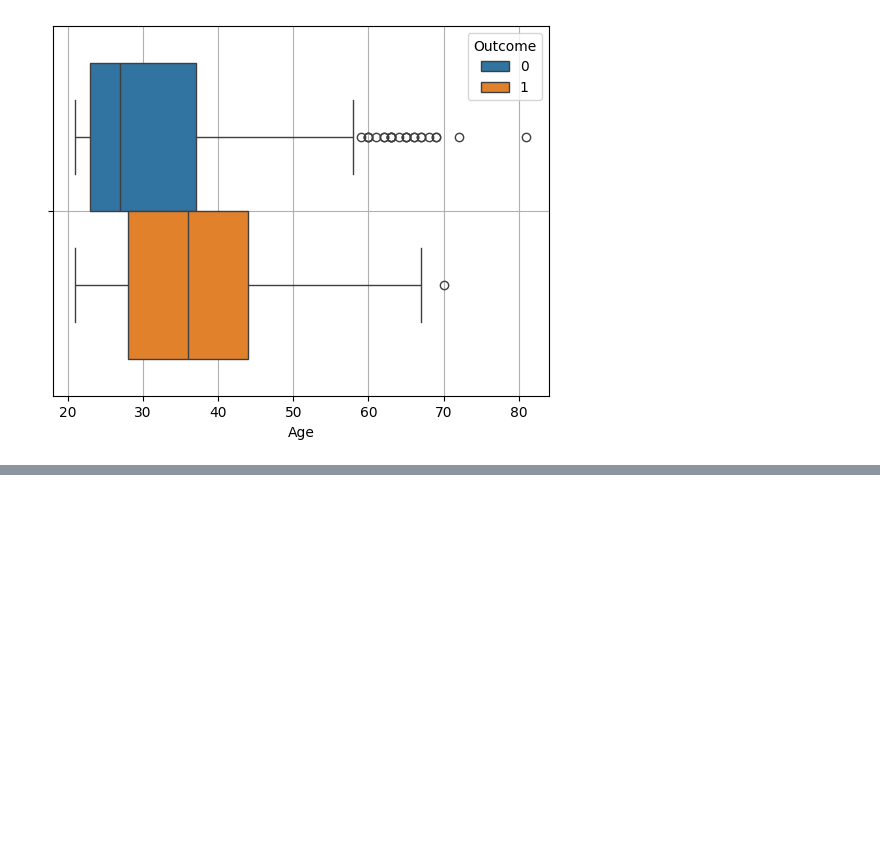
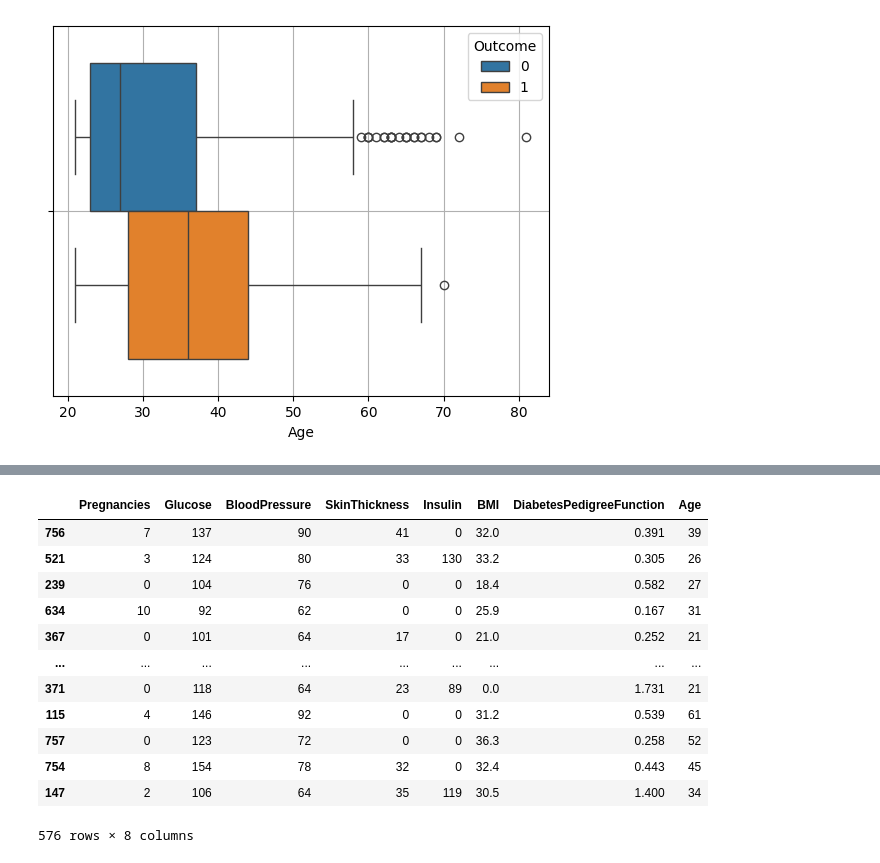
Before and after one commit to utkuseyithanoglu/utku_desicion-tree, a Jupyter notebook: src/explore1.ipynb, the cells around one changed output, grey strips where cells are left out. Drawn from its saved outputs; the diff is of its cells as text; code cells hidden in the pictures; blank space fills up the shorter version.

```diff
--- a/src/explore1.ipynb
+++ b/src/explore1.ipynb
@@ -399,0 +461,22 @@ plt.grid()
+# %%
+x_train=train_df.drop(columns=['Outcome'])
+y_train=train_df['Outcome']
+
+x_test=test_df.drop(columns=["Outcome"])
+y_test=test_df["Outcome"]
+# %%
+x_train
+# %% [output]
+|  | Pregnancies | Glucose | BloodPressure | SkinThickness | Insulin | BMI | DiabetesPedigreeFunction | Age |
+| 756 | 7 | 137 | 90 | 41 | 0 | 32.0 | 0.391 | 39 |
+| 521 | 3 | 124 | 80 | 33 | 130 | 33.2 | 0.305 | 26 |
+| 239 | 0 | 104 | 76 | 0 | 0 | 18.4 | 0.582 | 27 |
+| 634 | 10 | 92 | 62 | 0 | 0 | 25.9 | 0.167 | 31 |
+| 367 | 0 | 101 | 64 | 17 | 0 | 21.0 | 0.252 | 21 |
+| ... | ... | ... | ... | ... | ... | ... | ... | ... |
+| 371 | 0 | 118 | 64 | 23 | 89 | 0.0 | 1.731 | 21 |
+| 115 | 4 | 146 | 92 | 0 | 0 | 31.2 | 0.539 | 61 |
+| 757 | 0 | 123 | 72 | 0 | 0 | 36.3 | 0.258 | 52 |
+| 754 | 8 | 154 | 78 | 32 | 0 | 32.4 | 0.443 | 45 |
+| 147 | 2 | 106 | 64 | 35 | 119 | 30.5 | 1.400 | 34 |
+576 rows × 8 columns
```
Also changed, not shown: parts of 30 cells of this notebook.
